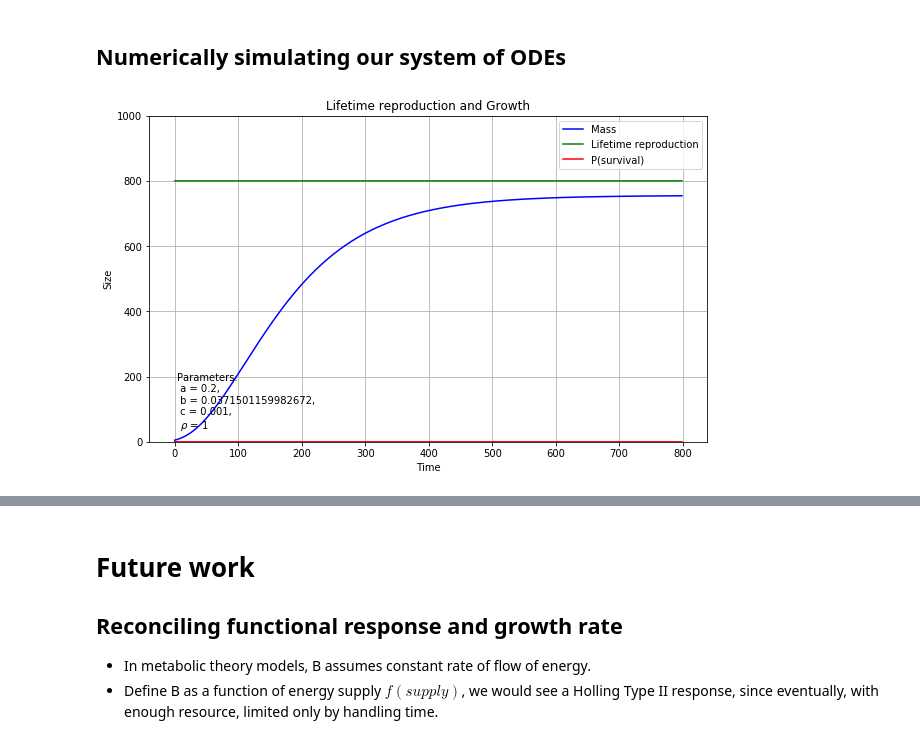
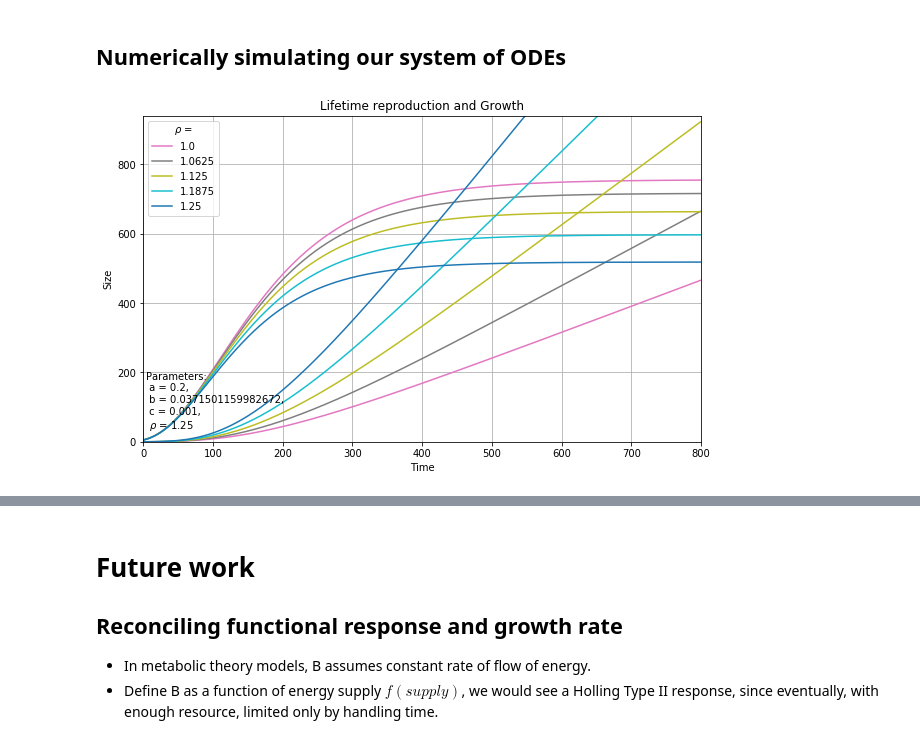
Before and after one commit to lvassor/HyperallometricFecundity, a Jupyter notebook: Code/ontogenetic_growth.ipynb, the cells around one changed output, grey strips where cells are left out. Cells and saved outputs as stored; diff of their text form; code cells hidden in the pictures.

Commit message:
notebook work - need to build 3D plot

```diff
--- a/Code/ontogenetic_growth.ipynb
+++ b/Code/ontogenetic_growth.ipynb
@@ -326,14 +330,14 @@ def dm_dt_marshall(m, t, f, a, b, c):                                  # numeric
     return sc.array(dmdt)
 
 # Param values
-a = 0.2
+# a = 0.2
 
 # Maintenance
-b = a/(840**0.25)
+# b = a/(840**0.25)
 f = 1.145
 
 # Reproduction
-c = 0.001 # proportion of mass dedicated to reproduction
+# c = 0.001 # proportion of mass dedicated to reproduction
 
 # Integrate - numerically derived mass with time
 int_mass_foraging = integrate.odeint(dm_dt_marshall, mass0, t=time, args=(f,a,b,c))
@@ -345,8 +349,8 @@ plt.ylabel('Mass (g)')
 plt.title('Change in Mass of organism with Time (numerical) \n with hyperallometric ATR (Marshall & White 2001)')
 plt.grid(True)
 axes = plt.gca()
-axes.set_xlim([0,900])
-axes.set_ylim([0,1000])
+axes.set_xlim([0,len(time)])
+axes.set_ylim([0,hypothetical_asymptotic_mass+100])
 # plt.axhline((a/b)**4) # asymptotic growth
 # plt.axhline((search*mR*xR/(b+c))**4, linestyle='--') # asymptotic growth
 plt.tight_layout()
@@ -459,7 +467,7 @@ fig = plt.figure()
 ax = fig.add_subplot(111, projection='3d')
 surf = ax.plot_surface(x, y, z, cmap=cm.BrBG,linewidth=0, antialiased=False)
 ax.set_xlabel('ATR exponent, {}'.format(r'$\rho$'))
-ax.set_ylabel('Age at \n Maturation, {}'.format(r'$\alpha$'))
+ax.set_ylabel('Age at Maturation, {}'.format(r'$\alpha$'))
 ax.set_zlabel('Lifetime Reproduction, {}'.format(r'$R$'))
 plt.show()
 # %% [output]
@@ -504,51 +512,93 @@ Our growth equation:
 # Define L(t)
 def L(t):
     return sc.exp(-t)
 
-def dCR_dt(pops, t, a,b,c,rho):                                  # numerically counting the behaviour of this model by repeating this mdoel as many times so as to have accurate representation of what model is doing
+def dCR_dt(pops, t, a,b,c,rho):
     """ Takes model parameters and populates array
-    based on model calculations"""                      # t=0 is default
+    based on model calculations"""
     m = pops[0]
     r = pops[1]
     Q = L(t)
-    dRdt = Q * c * m**rho # because lifetime R is the integral of RHS, so ODE is RHS with no integrand
+#     print(Q)
+    dRdt = c * m**rho # because lifetime R is the integral of RHS, so ODE is RHS with no integrand
     dmdt = a*(m**0.75) - b*m- c*(m**rho)
-    return sc.array([dmdt, dRdt])                       #want to return a scipy array because scipy integrate works on scipy arrays
+    return sc.array([dmdt, dRdt])
 
 # set parameters
-a = 0.2
-b = a/(840**0.25)
-c = 0.001
+# a = 0.2
+# b = a/(840**0.25)
+# c = 0.001
 rho = 1
-
+rho_values = np.linspace(1,1.25,5)
 # Define the time vector
 t = np.arange(0, 800, 1)
 
 # set the initial conditions for the two populations (10 resources and 5 consumers per unit area)
+hypothetical_starting_reproduction = c*hypothetical_starting_mass**rho
 m0 = 5
-r0 = 800
+r0 = hypothetical_starting_reproduction
 rm0 = sc.array([m0, r0])
 
 # Integration
-pops, infodict = integrate.odeint(dCR_dt, rm0, t, args = (a,b,c,rho),full_output = True)
-pops
-type(infodict)
-infodict.keys()
+for i in range(len(rho_values)):
+    rho = rho_values[i]
+    lifetime_repro, infodict = integrate.odeint(dCR_dt, rm0, t, args = (a,b,c,rho),full_output = True)
+    color = next(ax._get_lines.prop_cycler)['color'] # keep color the same for both growth curve and repro curve with same rho value
+    plt.plot(t, lifetime_repro[:,0], color = color, label = rho_values[i])
+    plt.plot(t, lifetime_repro[:,1], color = color) # label = 'Mass with Time')
 
 
-# Plot predator-prey cycles & Output
-f1 = plt.figure()
-plt.plot(t, pops[:,0], 'b-', label = 'Mass')
-plt.plot(t, pops[:,1], 'g-', label = 'Lifetime reproduction') #plot
-plt.plot(t, np.exp(-t), 'r-', label = "P(survival)") # bounded [0,1] because exponential
+# # Plot predator-prey cycles & Output
+# plt.plot(t, pops[:,0], 'b-', label = 'Mass')
+# plt.plot(t, pops[:,1], 'g-', label = 'Lifetime reproduction') #plot
+# plt.plot(t, np.exp(-t), 'r-', label = "P(survival)") # bounded [0,1] because exponential
 plt.grid()
-plt.legend(loc='best')
+plt.legend(loc='best', title=r'$\rho$ = ')
 plt.xlabel('Time')
 axes = plt.gca()
-axes.set_ylim([0,1000])
+axes.set_xlim([0,len(time)])
+axes.set_ylim([0,hypothetical_asymptotic_mass+100])
 plt.ylabel('Size')
 plt.title("Lifetime reproduction and Growth")
 plt.annotate('Parameters: \n a = {}, \n b = {}, \n c = {}, \n {} = {}'.format(str(a), str(b), str(c), r'$\rho$', str(rho)), xy=(20, 70), xytext=(4, 35))
 plt.show()
+
+# Plot mortality rate
+plt.plot(t, np.exp(-t))
+plt.grid()
+plt.xlabel('Time')
+axes = plt.gca()
+axes.set_ylim([0,1])
+axes.set_xlim([0,40])
+plt.ylabel(r'$L(x)$')
+plt.title("P(survival) over lifetime")
+plt.show()
+
+###############
+# 3D PLOT:    #
+###############
+x, y = np.mgrid[-1.0:1.0:30j, -1.0:1.0:30j]
+
+# Need an (N, 2) array of (x, y) pairs.
+xy = np.column_stack([x.flat, y.flat])
+
+mu = np.array([0.0, 0.0])
+
+sigma = np.array([.2, .2])
+covariance = np.diag(sigma**2)
+
+z = multivariate_normal.pdf(xy, mean=mu, cov=covariance)
+
+# Reshape back to a (30, 30) grid.
+z = z.reshape(x.shape)
+
+# Plot
+fig = plt.figure()
+ax = fig.add_subplot(111, projection='3d')
+surf = ax.plot_surface(x, y, z, cmap=cm.BrBG,linewidth=0, antialiased=False)
+ax.set_xlabel('ATR exponent, {}'.format(r'$\rho$'))
+ax.set_ylabel('Age at Maturation, {}'.format(r'$\alpha$'))
+ax.set_zlabel('Lifetime Reproduction, {}'.format(r'$R$'))
+plt.show()
 # %% [output]
-[figure, old version]
+[figure, new version]
```
Also changed, not shown: parts of 7 cells of this notebook, 6 other files.
